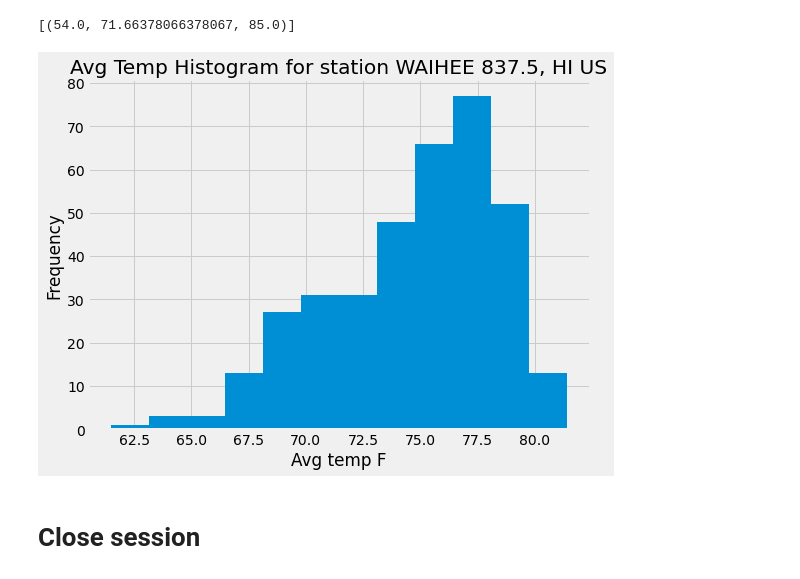
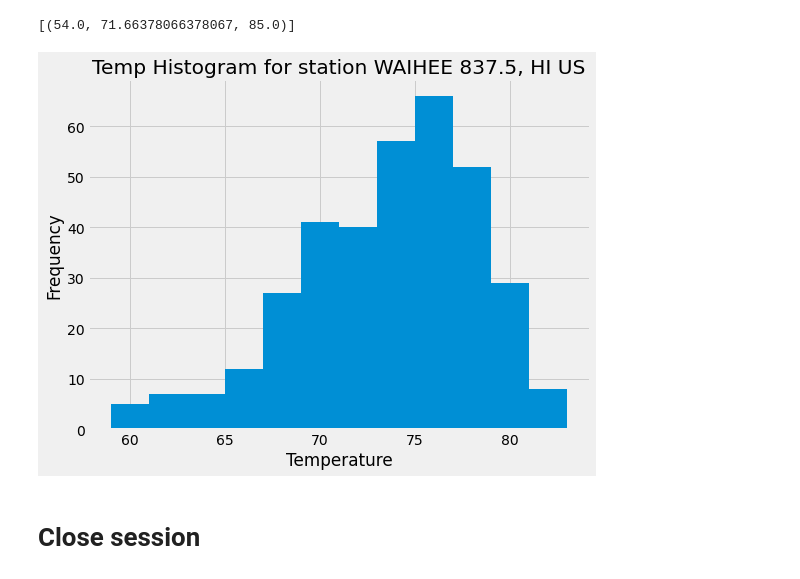
Before and after one commit to serdar-bayramov/sqlalchemy-challenge, a Jupyter notebook: climate.ipynb, the cells around one changed output. Cells and saved outputs as stored; diff of their text form; code cells hidden in the pictures.

Commit message:
added corrections to temp his query

```diff
--- a/climate.ipynb
+++ b/climate.ipynb
@@ -185,16 +185,17 @@ tobs
 # %%
 # Using the most active station id
 # Query the last 12 months of temperature observation data for this station and plot the results as a histogram
-last_year_tobs = (session.query(Measurement.date,func.avg(Measurement.tobs)).filter(Measurement.date>last_year).
-                 group_by(Measurement.date).all())
-last_year_tobs_df = pd.DataFrame(last_year_tobs, columns=['Date','Avg Temperature F']).set_index('Date')
+last_year_tobs = (session.query(Measurement.station,Measurement.tobs).filter(Measurement.date>last_year).
+                  filter(Measurement.station=='USC00519281').all())
+
+last_year_tobs_df = pd.DataFrame(last_year_tobs, columns=['Station','Temperature']).set_index('Station')
 last_year_tobs_df.hist(figsize=(8,6),bins=12)
-plt.xlabel('Avg temp F')
+plt.xlabel('Temperature')
 plt.ylabel('Frequency')
-plt.title('Avg Temp Histogram for station WAIHEE 837.5, HI US')
+plt.title('Temp Histogram for station WAIHEE 837.5, HI US')
 plt.show()
 # %% [output]
-[figure, old version]
+[figure, new version]
 # %% [markdown]
 # Close session
 # %%
```
